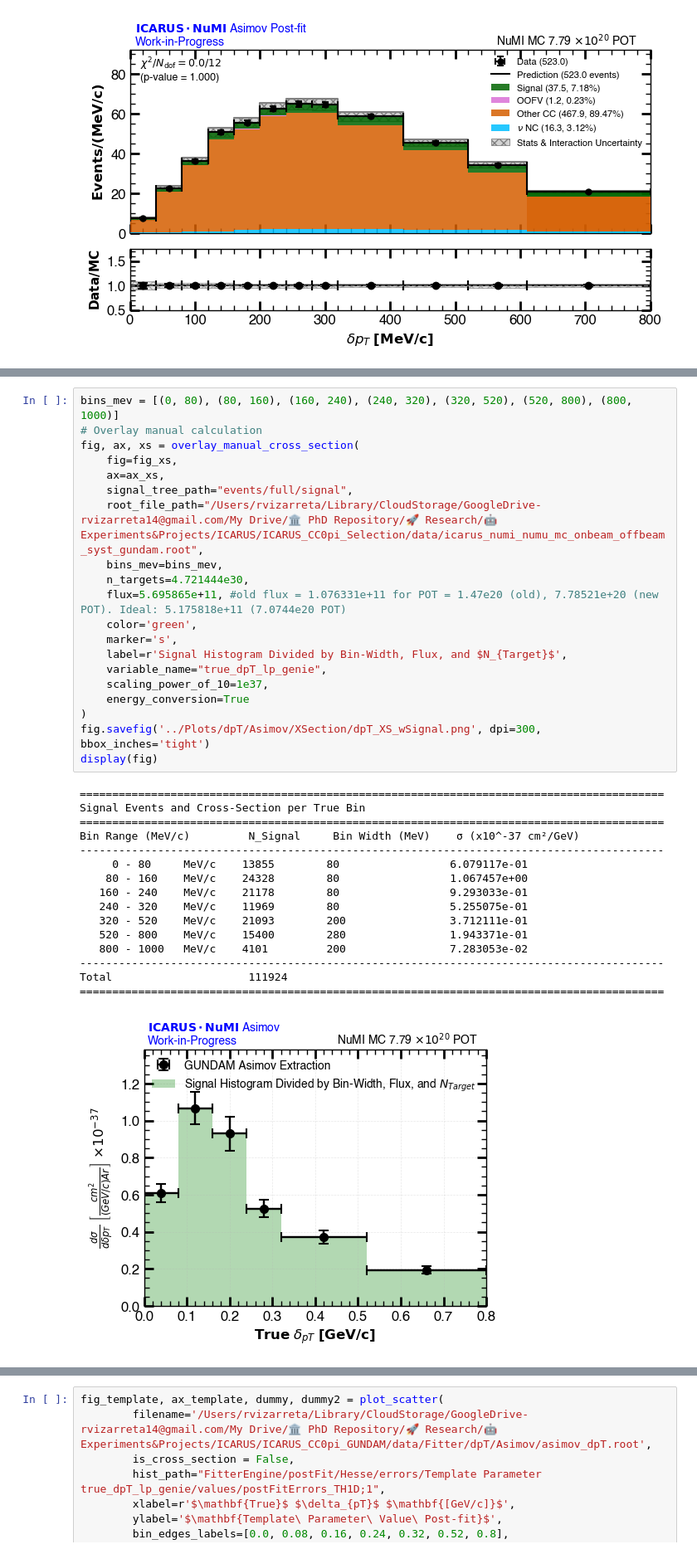
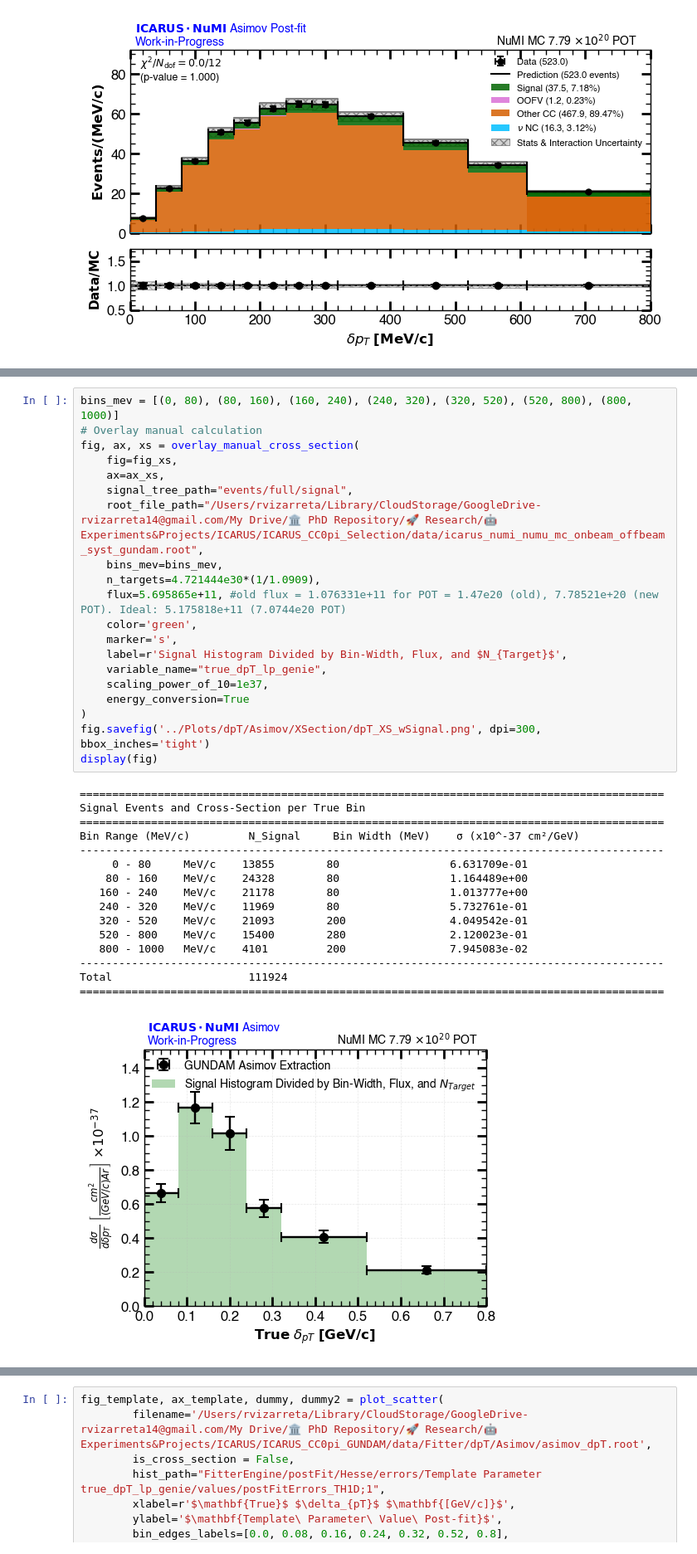
Before and after one commit to rvizarreta/gundam-icarus, a Jupyter notebook: Notebooks/dpT/Asimov_Studies.ipynb, the cells around one changed output, grey strips where cells are left out. Shown at 83% size. Cells and saved outputs as stored; diff of their text form.

```diff
--- a/Notebooks/dpT/Asimov_Studies.ipynb
+++ b/Notebooks/dpT/Asimov_Studies.ipynb
@@ -92,40 +92,40 @@ fig_xs.savefig('../Plots/dpT/Asimov/XSection/dpT_XS.png', dpi=300, bbox_inches='
 # %%
 bins_mev = [(0, 80), (80, 160), (160, 240), (240, 320), (320, 520), (520, 800), (800, 1000)]
 # Overlay manual calculation
 fig, ax, xs = overlay_manual_cross_section(
     fig=fig_xs,
     ax=ax_xs,
     signal_tree_path="events/full/signal",
     root_file_path="/Users/rvizarreta/Library/CloudStorage/GoogleDrive-rvizarreta14@gmail.com/My Drive/🏛 PhD Repository/🚀 Research/🤖 Experiments&Projects/ICARUS/ICARUS_CC0pi_Selection/data/icarus_numi_numu_mc_onbeam_offbeam_syst_gundam.root",
     bins_mev=bins_mev,
-    n_targets=4.721444e30,
+    n_targets=4.721444e30*(1/1.0909),
     flux=5.695865e+11, #old flux = 1.076331e+11 for POT = 1.47e20 (old), 7.78521e+20 (new POT). Ideal: 5.175818e+11 (7.0744e20 POT)
     color='green',
     marker='s',
     label=r'Signal Histogram Divided by Bin-Width, Flux, and $N_{Target}$',
     variable_name="true_dpT_lp_genie",
     scaling_power_of_10=1e37,
     energy_conversion=True
 )
 fig.savefig('../Plots/dpT/Asimov/XSection/dpT_XS_wSignal.png', dpi=300, bbox_inches='tight')
 display(fig)
 # %% [output]
 ==========================================================================================
 Signal Events and Cross-Section per True Bin
 ==========================================================================================
 Bin Range (MeV/c)         N_Signal     Bin Width (MeV)    σ (x10^-37 cm²/GeV)
 ------------------------------------------------------------------------------------------
-     0 - 80     MeV/c    13855        80                 6.079117e-01
-    80 - 160    MeV/c    24328        80                 1.067457e+00
-   160 - 240    MeV/c    21178        80                 9.293033e-01
-   240 - 320    MeV/c    11969        80                 5.255075e-01
-   320 - 520    MeV/c    21093        200                3.712111e-01
-   520 - 800    MeV/c    15400        280                1.943371e-01
-   800 - 1000   MeV/c    4101         200                7.283053e-02
+     0 - 80     MeV/c    13855        80                 6.631709e-01
+    80 - 160    MeV/c    24328        80                 1.164489e+00
+   160 - 240    MeV/c    21178        80                 1.013777e+00
+   240 - 320    MeV/c    11969        80                 5.732761e-01
+   320 - 520    MeV/c    21093        200                4.049542e-01
+   520 - 800    MeV/c    15400        280                2.120023e-01
+   800 - 1000   MeV/c    4101         200                7.945083e-02
 ------------------------------------------------------------------------------------------
 Total                     111924
 ==========================================================================================
-[figure, old version]
+[figure, new version]
 # %%
 # Overlay GENIE with chi2
 # Scale to 1e37 for GENIE comparison (no file re-opening needed)
```
Also changed, not shown: parts of 2 cells of this notebook, 26 other files.
